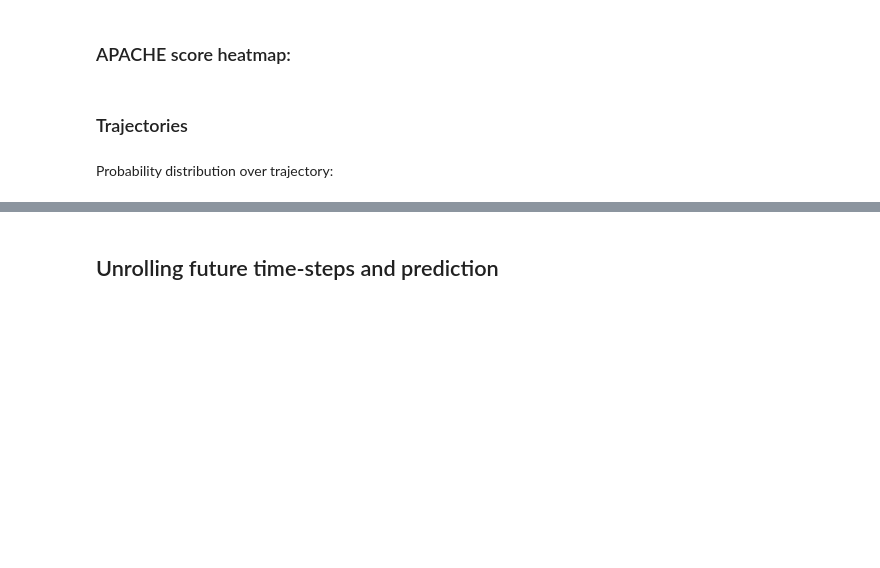
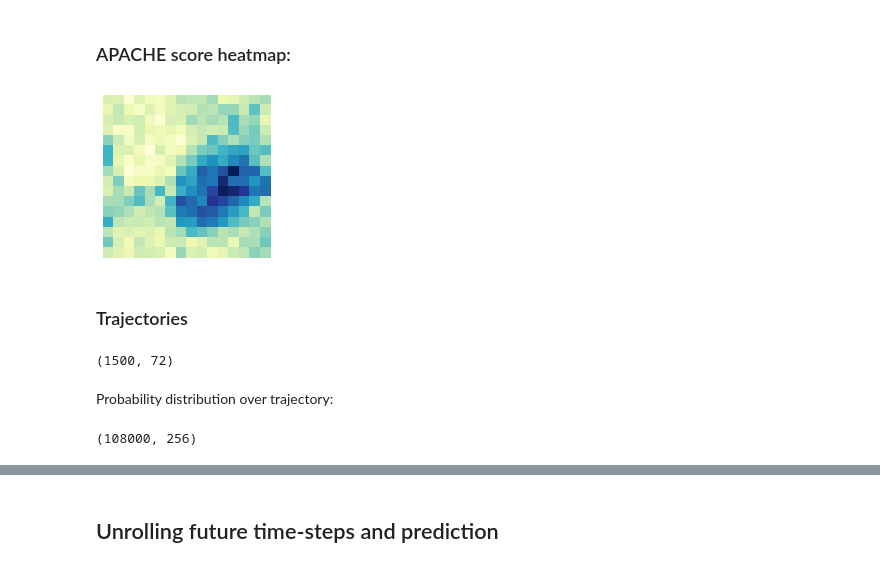
Before and after one commit to ratschlab/dpsom, a Jupyter notebook: notebooks/eICU_experiments.ipynb, the cells around one changed output, grey strips where cells are left out. Cells and saved outputs as stored; diff of their text form; code cells hidden in the pictures; blank space fills up the shorter version.

```diff
--- a/notebooks/eICU_experiments.ipynb
+++ b/notebooks/eICU_experiments.ipynb
@@ -50,3 +57,6 @@ ex_name="hyperopt_LSTM_20_16-16_2020-02-17_35a17"
+# %%
+ex_name=""
+#example ex_name="hyperopt_LSTM_100_16-16_2020-06-04_d2c5a"
 # %% [markdown]
 Get the data:
 # %%
@@ -169,15 +182,18 @@ print(I)
 ### APACHE score heatmap:
 # %%
 labels = labels_1
+f = plt.figure(figsize=(3,3))
 ones = np.ones((len(np.reshape(k_all, (-1)))))
 clust_matr1 = np.zeros(som_dim[0]*som_dim[1])
 clust_matr2 = np.zeros(som_dim[0]*som_dim[1])
 for i in range(som_dim[0]*som_dim[1]):
     s1 = np.sum(labels[np.where(np.reshape(k_all, (-1))==i)]) / np.sum(ones[np.where(np.reshape(k_all, (-1))==i)])
     clust_matr1[i] = s1
 clust_matr1 = np.reshape(clust_matr1, (som_dim[0],som_dim[1]))
 ax = sns.heatmap(clust_matr1, cmap="YlGnBu")
 plt.show()
+# %% [output]
+[figure, added]
 # %% [markdown]
 ### Trajectories
 # %%
@@ -197,6 +213,8 @@ S = np.array(S)
 a = np.concatenate([S[ind_s], T[ind_r]])
 # %%
 k_all.shape
+# %% [output]
+(1500, 72)
 # %%
 labels = labels_1
 it = 0
@@ -232,5 +250,7 @@ plt.show()
 Probability distribution over trajectory:
 # %%
 qq.shape
+# %% [output]
+(108000, 256)
 # %%
 prob_q = np.reshape(qq, (-1, 72, som_dim[0]*som_dim[1]))
```
Also changed, not shown: parts of 9 cells of this notebook, 1 other file.
